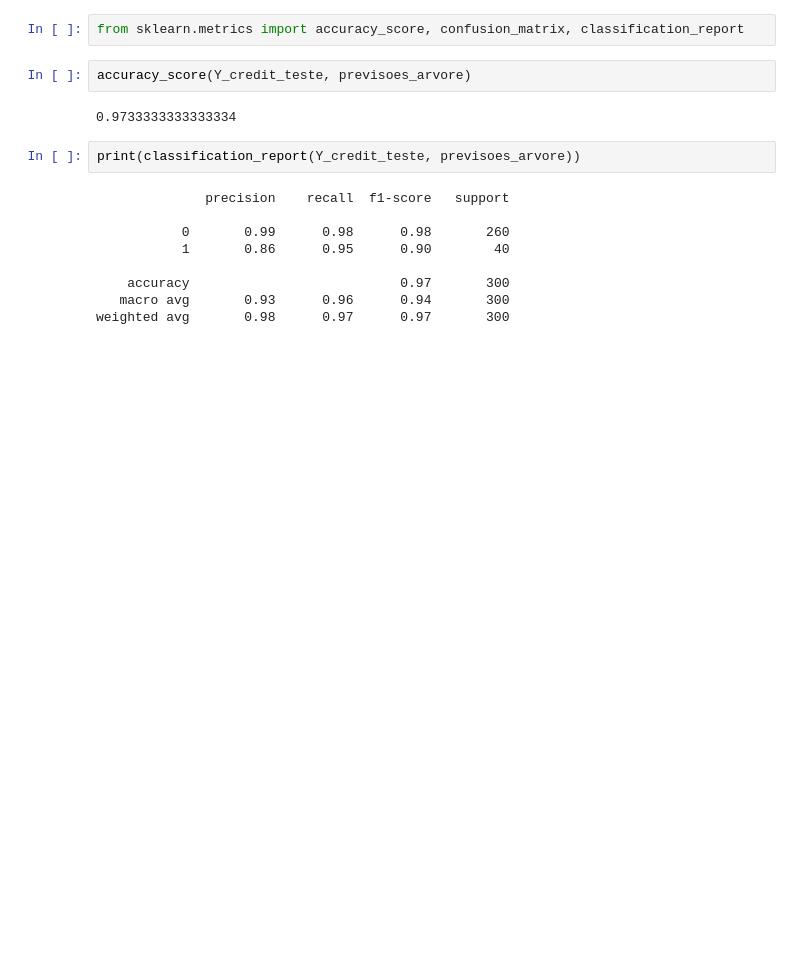
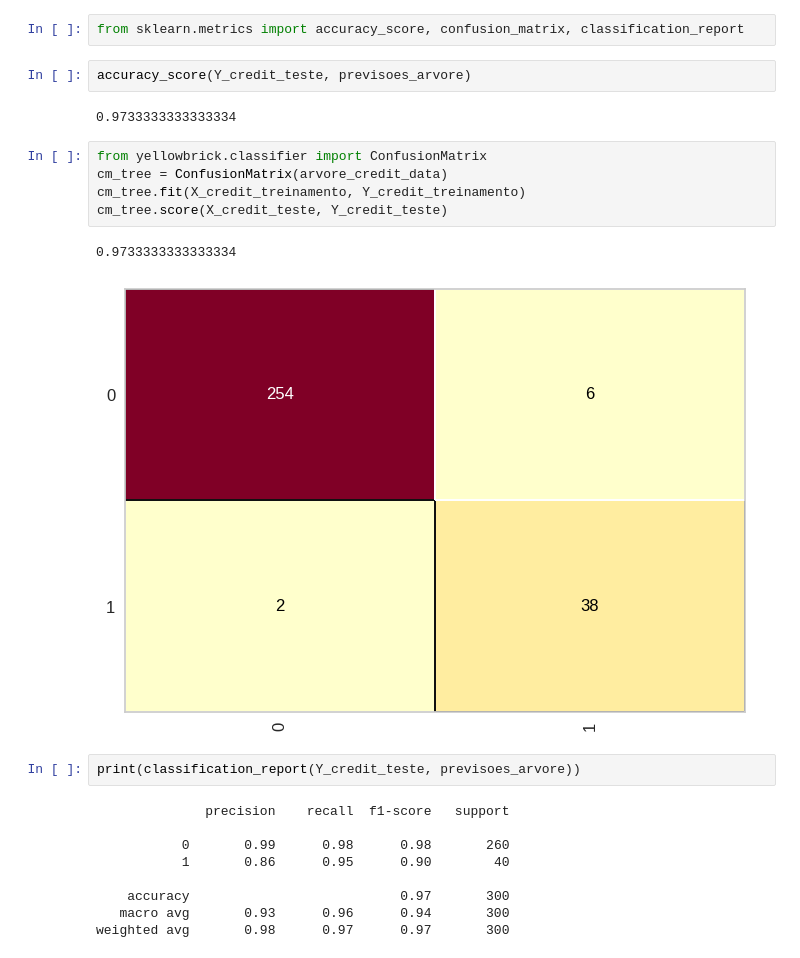
Before and after one commit to HugoM1randa/am-t4-s1a2026, a Jupyter notebook: MultiNeuralCredit0512.ipynb, the cells around one changed output. Cells and saved outputs as stored; diff of their text form; blank space fills up the shorter version.

```diff
--- a/MultiNeuralCredit0512.ipynb
+++ b/MultiNeuralCredit0512.ipynb
@@ -160,6 +162,14 @@ from sklearn.metrics import accuracy_score, confusion_matrix, classification_rep
 accuracy_score(Y_credit_teste, previsoes_arvore)
 # %% [output]
 0.9733333333333334
+# %%
+from yellowbrick.classifier import ConfusionMatrix
+cm_tree = ConfusionMatrix(arvore_credit_data)
+cm_tree.fit(X_credit_treinamento, Y_credit_treinamento)
+cm_tree.score(X_credit_teste, Y_credit_teste)
+# %% [output]
+0.9733333333333334
+[figure, added]
 # %%
 print(classification_report(Y_credit_teste, previsoes_arvore))
 # %% [output]
```
Also changed, not shown: parts of 1 cell of this notebook.
